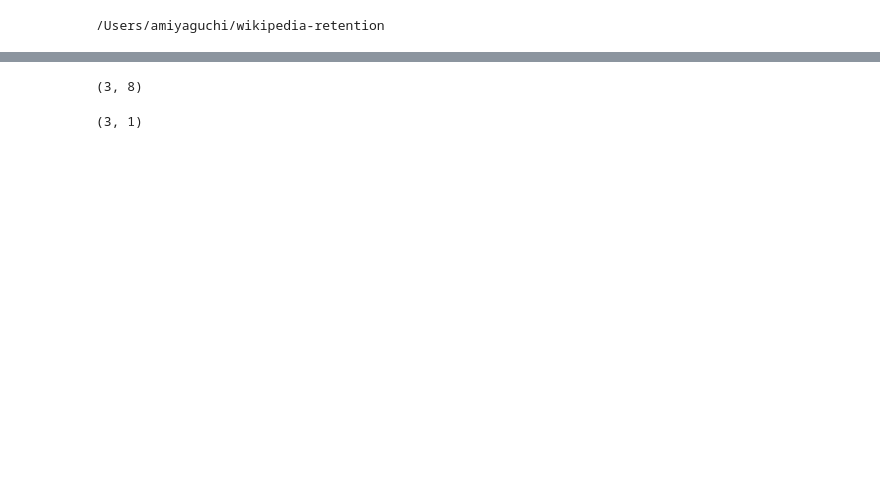
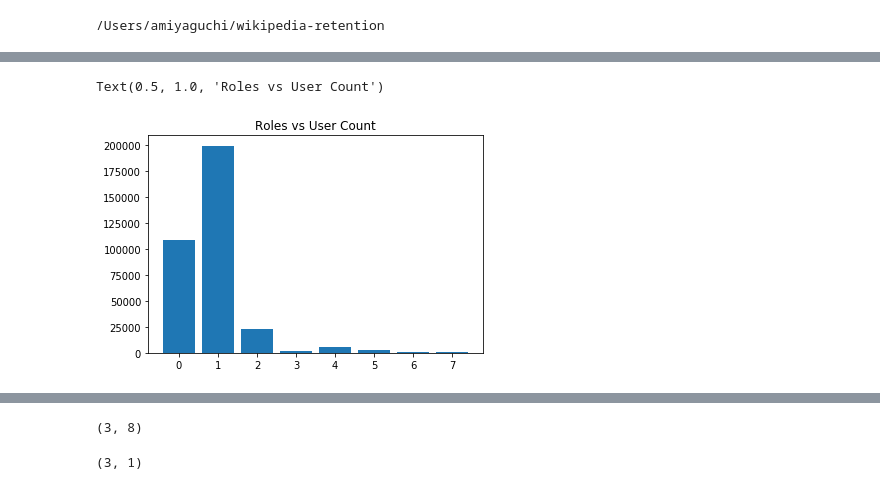
Before and after one commit to cs224w-f18-wikipedia-retention/wikipedia-retention, a Jupyter notebook: notebooks/3.7-acmiyaguchi-rolx-sensemaking.ipynb, the cells around one changed output, grey strips where cells are left out. Cells and saved outputs as stored; diff of their text form; code cells hidden in the pictures; blank space fills up the shorter version.

```diff
--- a/notebooks/3.7-acmiyaguchi-rolx-sensemaking.ipynb
+++ b/notebooks/3.7-acmiyaguchi-rolx-sensemaking.ipynb
@@ -104,0 +152,6 @@ df = (
+# %%
+plt.bar(discrete.label, discrete['count'])
+plt.title("Roles vs User Count")
+# %% [output]
+Text(0.5, 1.0, 'Roles vs User Count')
+[figure, added]
```
Also changed, not shown: parts of 27 cells of this notebook, 3 other files.
